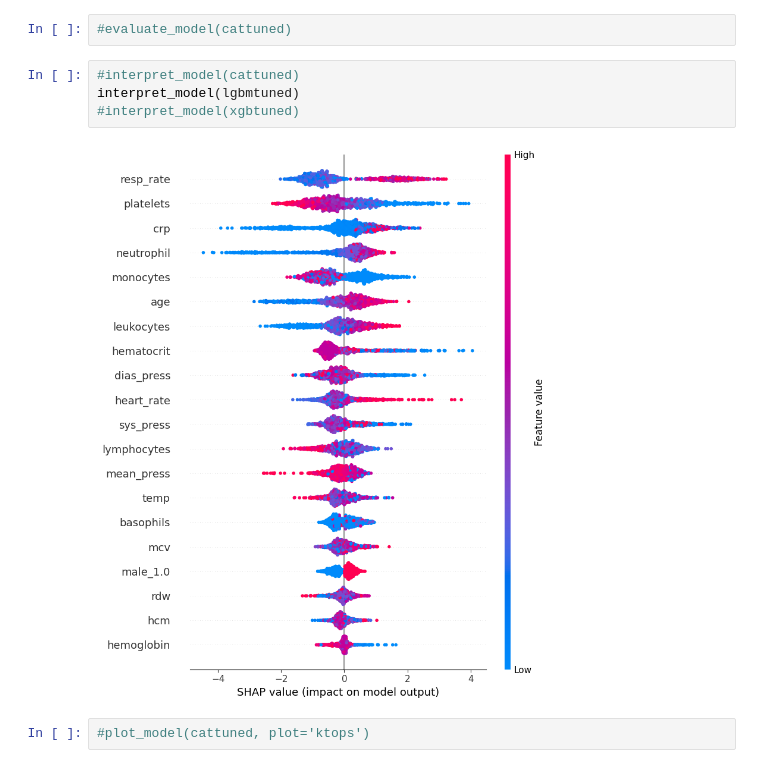
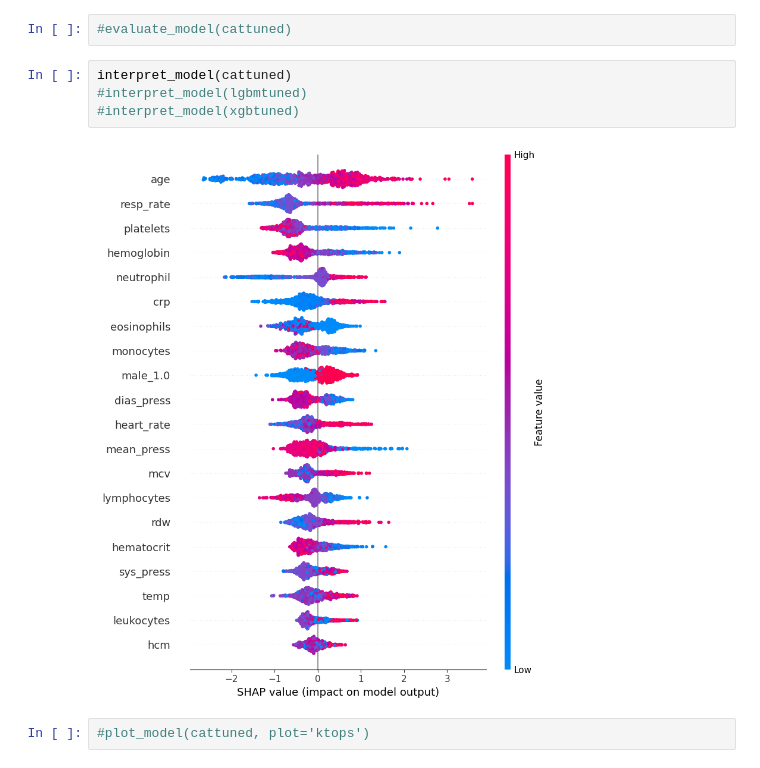
Before and after one commit to labdaps/iacovbr_icu_mv_public, a Jupyter notebook: 2_4_LEAN_MODEL_DEVELOPMENT_PROGNOSIS_MV_TRAIN_OTHER_REGIONS_EXCEPT_HOSPDATA.ipynb, the cells around one changed output. Drawn from its saved outputs; the diff is of its cells as text.

```diff
--- a/2_4_LEAN_MODEL_DEVELOPMENT_PROGNOSIS_MV_TRAIN_OTHER_REGIONS_EXCEPT_HOSPDATA.ipynb
+++ b/2_4_LEAN_MODEL_DEVELOPMENT_PROGNOSIS_MV_TRAIN_OTHER_REGIONS_EXCEPT_HOSPDATA.ipynb
@@ -632,11 +639,11 @@ binary_classification_metrics(y_test, preds["Label"], preds["Score"])
 # %%
 #evaluate_model(cattuned)
 # %%
-#interpret_model(cattuned)
-interpret_model(lgbmtuned)
+interpret_model(cattuned)
+#interpret_model(lgbmtuned)
 #interpret_model(xgbtuned)
 # %% [output]
-[figure, old version]
+[figure, new version]
 # %%
 #plot_model(cattuned, plot='ktops')
 # %% [markdown]
```
Also changed, not shown: parts of 50 cells of this notebook, 8 other files.
